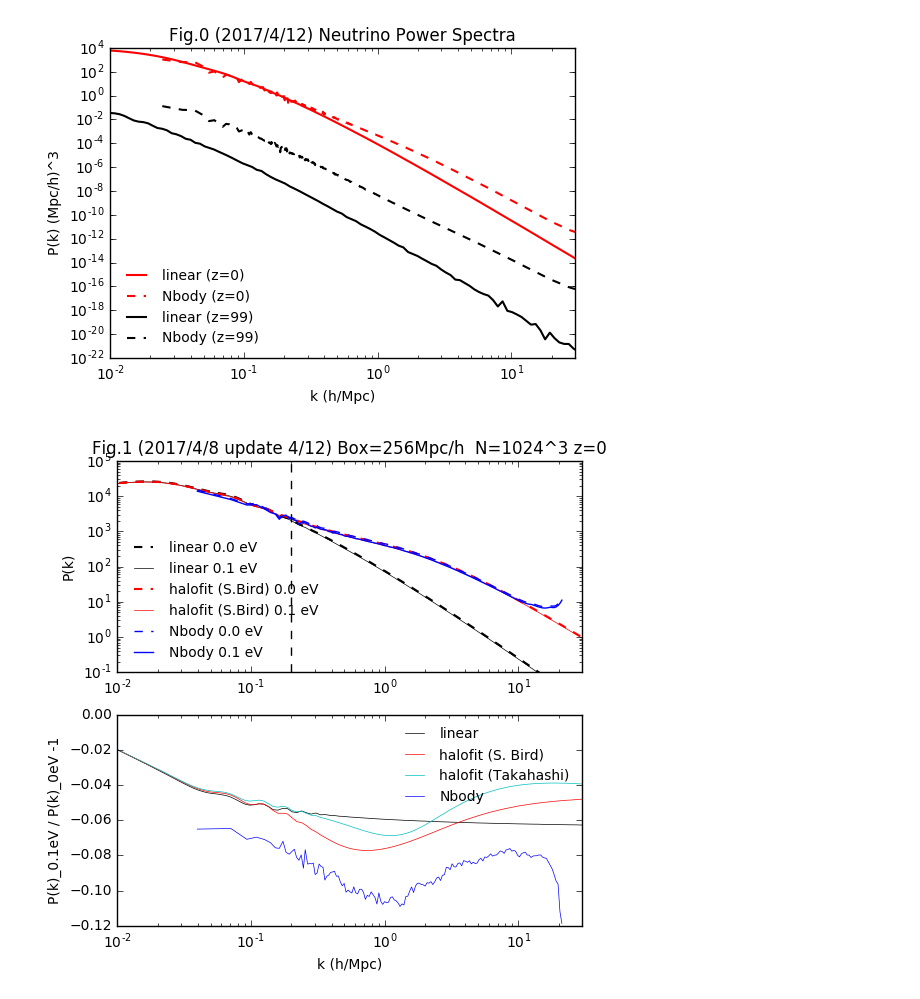
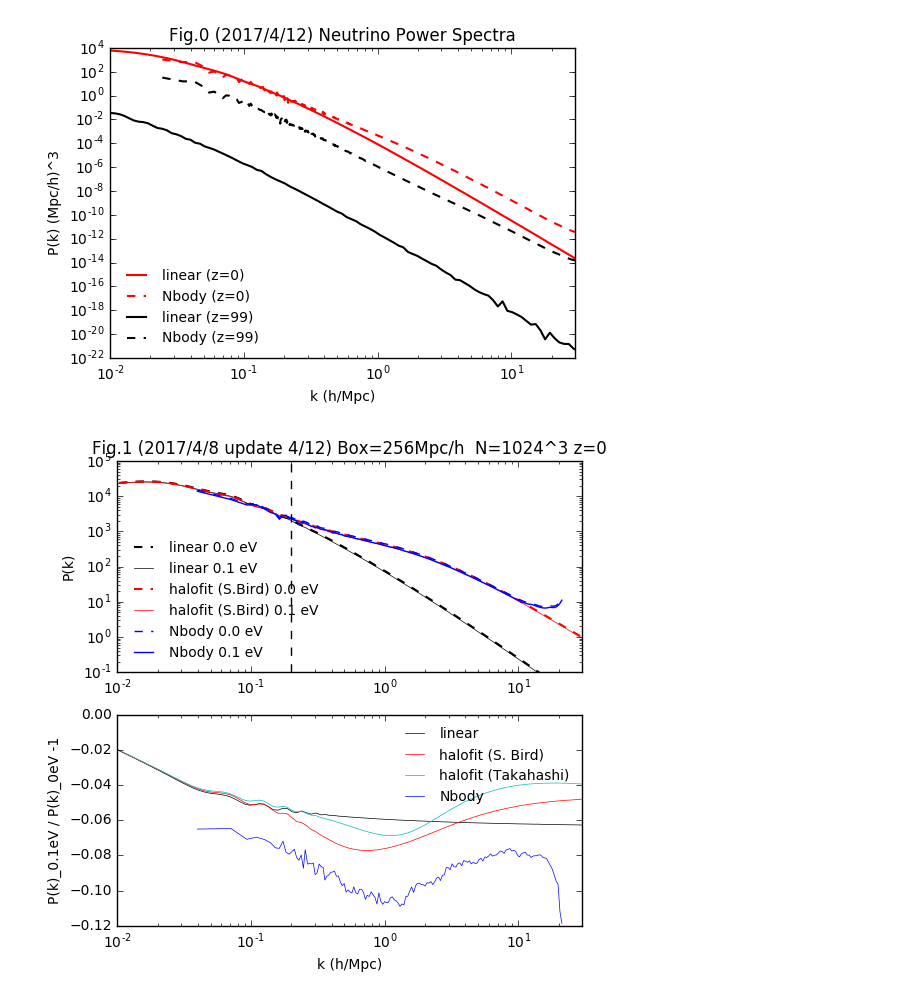
Before and after one commit to liuxx479/neutrino-batch, a Jupyter notebook: plot-matterps.ipynb, the cells around one changed output. Cells and saved outputs as stored; diff of their text form; code cells hidden in the pictures.

```diff
--- a/plot-matterps.ipynb
+++ b/plot-matterps.ipynb
@@ -79,25 +79,25 @@ Pcamb_nu99 = interp1d(kcamb99, Pcamb99)(k_arr)
 # %%
 f=figure(figsize=(6,4))
 ax=f.add_subplot(111)
 
 ax.plot(k_arr, ratio_nu*Pcamb_interp, 'r-',lw=1.5,label='linear (z=0)')
 ax.plot(knu*1e3, (2*pi)**3*Pnu*1e-9, 'r--',lw=1.5,label='Nbody (z=0)')
 
 ax.plot(k_arr, ratio_nu99*Pcamb_nu99, 'k-',lw=1.5,label='linear (z=99)')
-ax.plot(knu99*1e3, Pnu99*1e-9, 'k--',lw=1.5,label='Nbody (z=99)')
+ax.plot(knu99*1e3, (2*pi)**3*Pnu99*1e-9, 'k--',lw=1.5,label='Nbody (z=99)')
 
 
 ax.set_xlabel('k (h/Mpc)')
 ax.set_ylabel('P(k) (Mpc/h)^3')
 ax.set_xscale('log')
 ax.set_yscale('log')
 ax.set_xlim(1e-2, 30)
 #ax.set_ylim(0.1, 1e5)
 ax.set_title('Fig.0 (2017/4/12) Neutrino Power Spectra')
 ax.legend(frameon=0,loc=3,fontsize=10)
 show()
 # %% [output]
-[figure, old version]
+[figure, new version]
 # %%
 f=figure(figsize=(6,6))
 ax=f.add_subplot(211)
```
